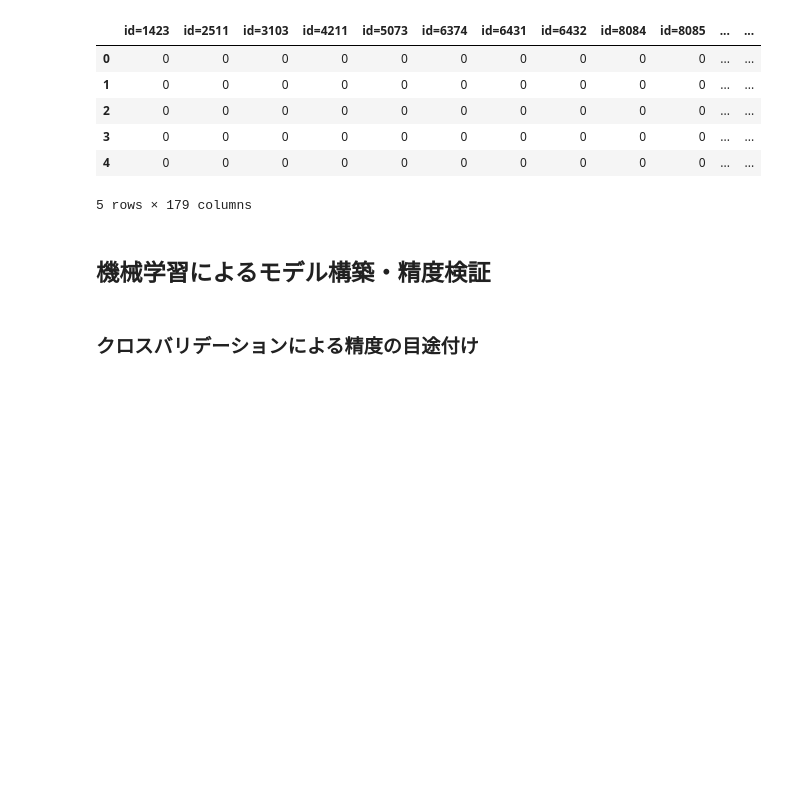
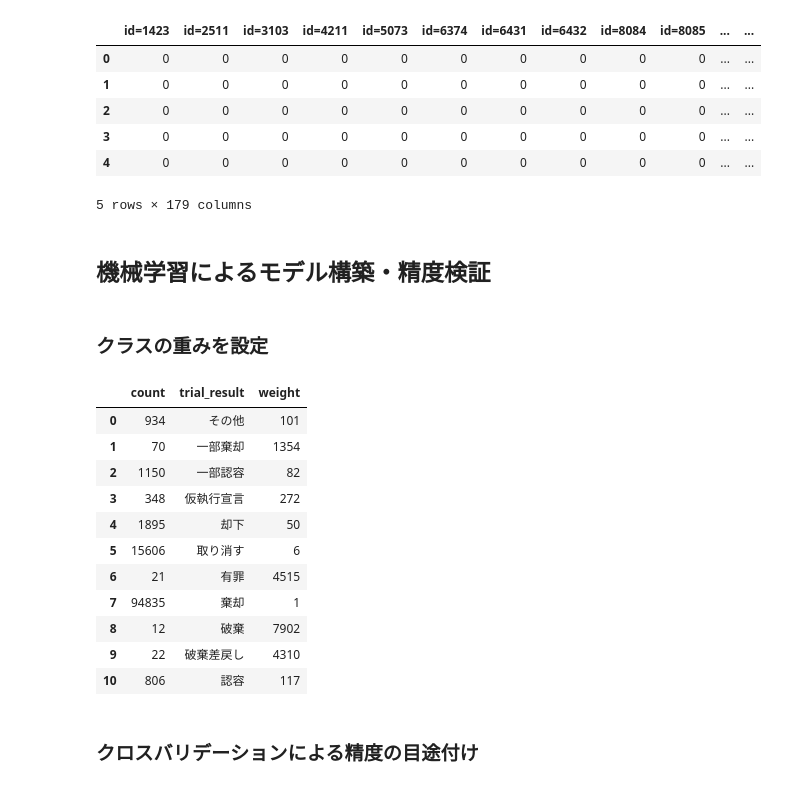
Before and after one commit to Rosyuku/work, a Jupyter notebook: 201707_presslab_2/predictJudgement.ipynb, the cells around one changed output. Cells and saved outputs as stored; diff of their text form; code cells hidden in the pictures; blank space fills up the shorter version.

```diff
--- a/201707_presslab_2/predictJudgement.ipynb
+++ b/201707_presslab_2/predictJudgement.ipynb
@@ -281,0 +231,24 @@ clf = RandomForestClassifier(n_estimators=30, n_jobs=3, random_state=0)
+# %% [markdown]
+<h3>クラスの重みを設定</h3>
+# %%
+#データの量が少ないほど大きなweightにする。
+weightData = pd.DataFrame(data=tadf['trial_result'].value_counts().sort_index().values, columns=['count'])
+weightData['trial_result'] = le.classes_
+weightData['weight'] = (1 / weightData['count'] * weightData['count'].max()).astype(int)
+class_weight = dict(zip(weightData.index, weightData.weight))
+
+#データ確認
+weightData
+# %% [output]
+|  | count | trial_result | weight |
+| 0 | 934 | その他 | 101 |
+| 1 | 70 | 一部棄却 | 1354 |
+| 2 | 1150 | 一部認容 | 82 |
+| 3 | 348 | 仮執行宣言 | 272 |
+| 4 | 1895 | 却下 | 50 |
+| 5 | 15606 | 取り消す | 6 |
+| 6 | 21 | 有罪 | 4515 |
+| 7 | 94835 | 棄却 | 1 |
+| 8 | 12 | 破棄 | 7902 |
+| 9 | 22 | 破棄差戻し | 4310 |
+| 10 | 806 | 認容 | 117 |
```
Also changed, not shown: parts of 15 cells of this notebook.
